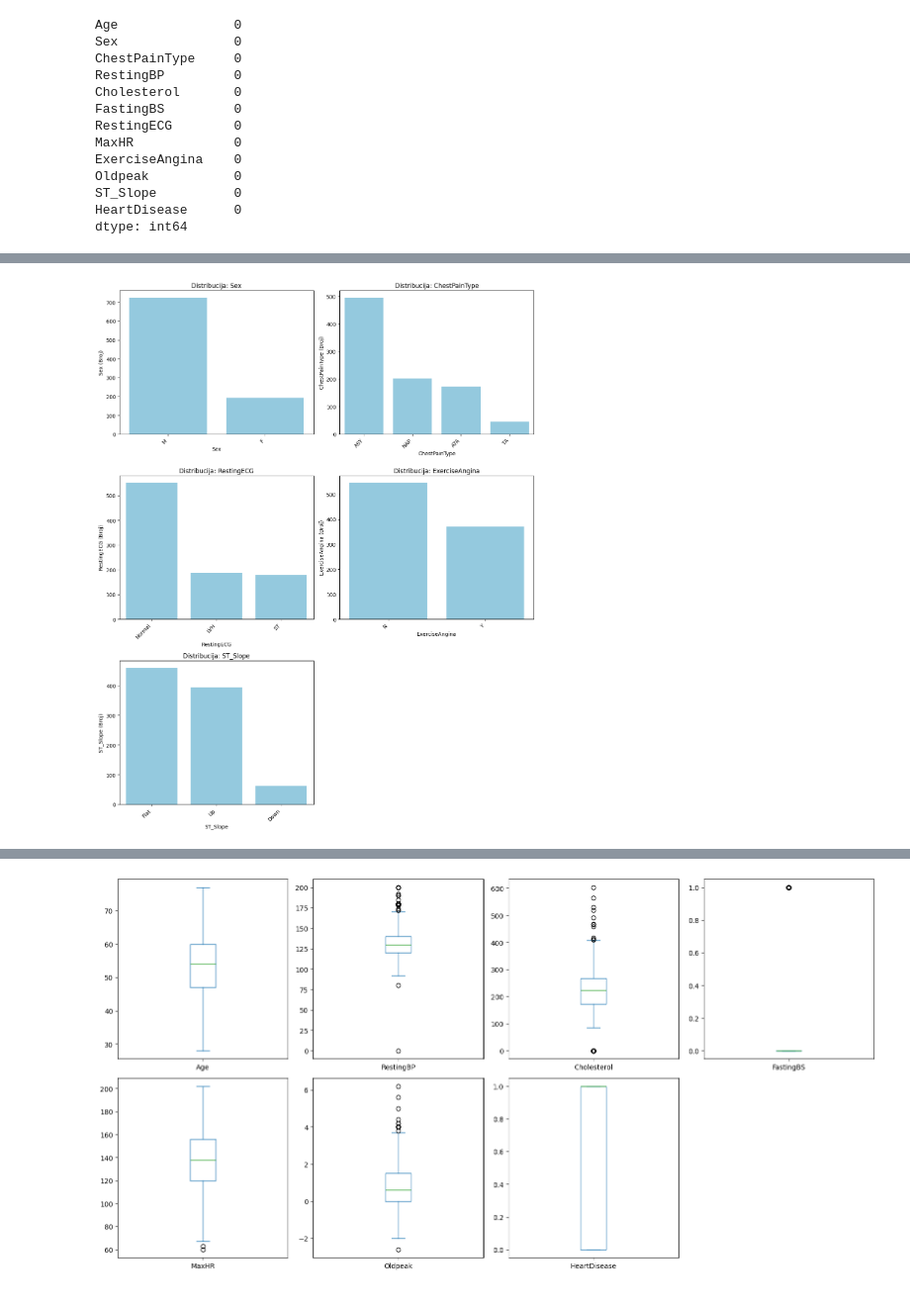
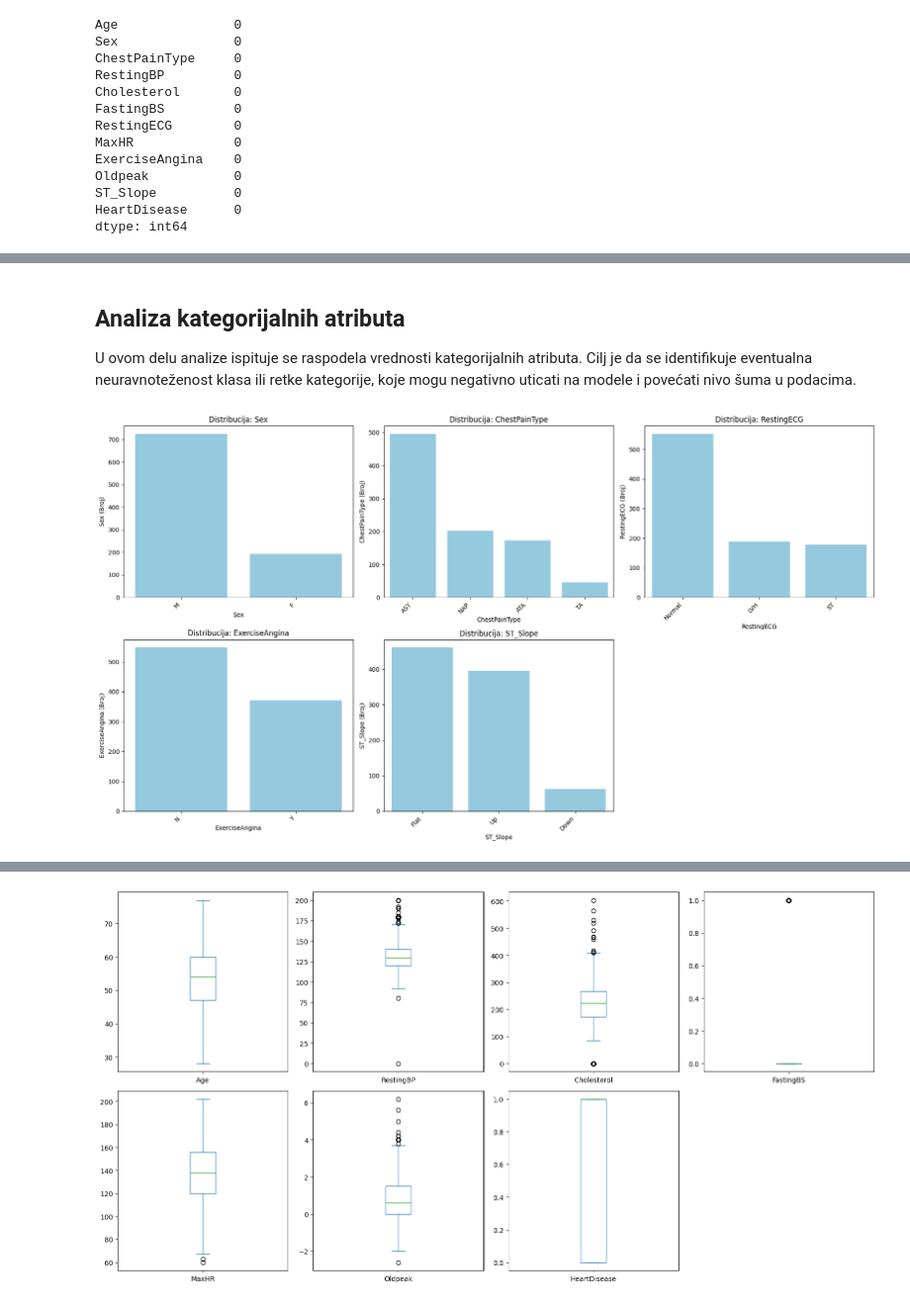
Before and after one commit to jovanasstojanovic01/Dealing-with-noisy-data, a Jupyter notebook: ŠumUPodacima_JovanaStojanović_1902.ipynb, the cells around one changed output, grey strips where cells are left out. Shown at 99% size. Cells and saved outputs as stored; diff of their text form; code cells hidden in the pictures.

```diff
--- a/ŠumUPodacima_JovanaStojanović_1902.ipynb
+++ b/ŠumUPodacima_JovanaStojanović_1902.ipynb
@@ -57,10 +68,3 @@ Data columns (total 12 columns):
 dtypes: float64(1), int64(6), object(5)
 memory usage: 86.2+ KB
 None
-# %%
-unique_counts = {
-    col: df[col].nunique()
-    for col in df.select_dtypes(include=['object']).columns
-}
-
-print(unique_counts)
@@ -159,29 +210,35 @@ plot_numeric_distributions(df, num_cols)
+# %% [markdown]
+## Analiza kategorijalnih atributa
+
+U ovom delu analize ispituje se raspodela vrednosti kategorijalnih atributa.
+Cilj je da se identifikuje eventualna neuravnoteženost klasa ili retke kategorije,
+koje mogu negativno uticati na modele i povećati nivo šuma u podacima.
 # %%
 nonnumerical_df = df.select_dtypes(exclude="number")
 cols = nonnumerical_df.columns
 num_columns = len(cols)
 
-cols_per_row = 2
+cols_per_row = 3
 rows = (num_columns + cols_per_row - 1) // cols_per_row
 
 plt.figure(figsize=(6 * cols_per_row, 5 * rows))
 
 for i, col in enumerate(cols):
     plt.subplot(rows, cols_per_row, i + 1)
 
     sns.countplot(
             data=df,
             x=df[col].astype(str),
             color='skyblue',
             order=df[col].value_counts().index
         )
 
     plt.title(f'Distribucija: {col}')
     plt.xlabel(col)
     plt.ylabel(f'{df[col].name} (Broj)')
     plt.xticks(rotation=45, ha='right')
 
 plt.tight_layout()
 plt.show()
 # %% [output]
-[figure, old version]
+[figure, new version]
```
Also changed, not shown: parts of 42 cells of this notebook.
